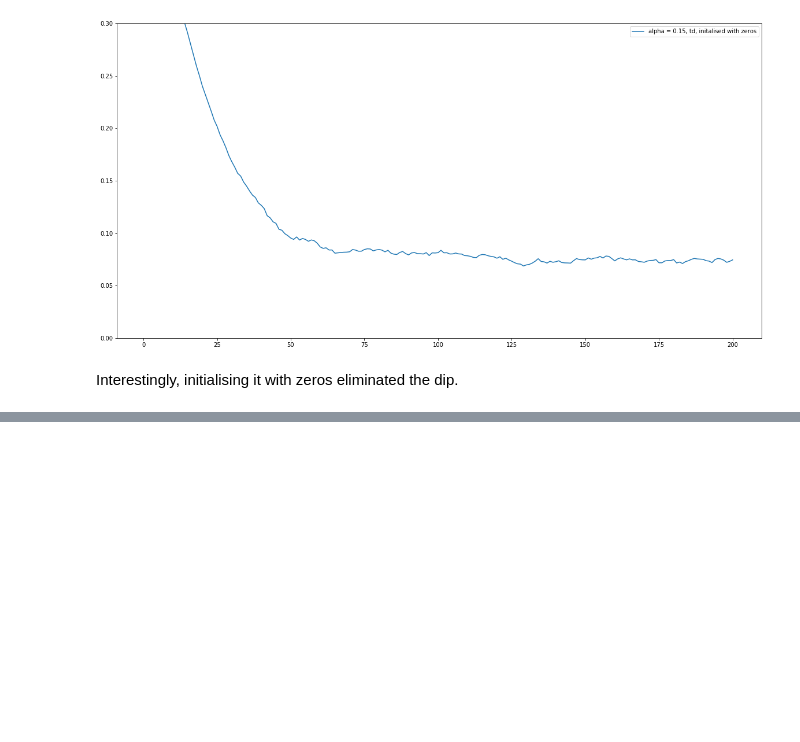
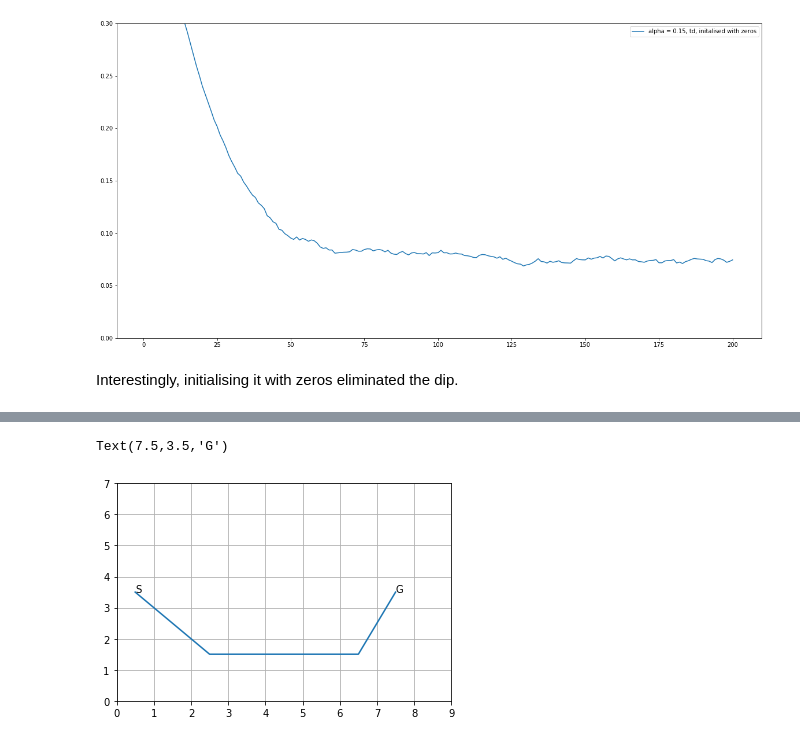
Before and after one commit to kai32/ReinforcementLearning, a Jupyter notebook: Chapter 6.ipynb, the cells around one changed output, grey strips where cells are left out. Cells and saved outputs as stored; diff of their text form; code cells hidden in the pictures; blank space fills up the shorter version.

```diff
--- a/Chapter 6.ipynb
+++ b/Chapter 6.ipynb
@@ -331,0 +476,11 @@ Interestingly, initialising it with zeros eliminated the dip.
+# %%
+x, y = zip(*print_trajectory(king_windy_agent, king_windy_world))
+plt.plot(x, y)
+plt.ylim(0,7)
+plt.xticks(range(10))
+plt.grid()
+plt.text(0.5, 3.5, "S")
+plt.text(7.5, 3.5, "G")
+# %% [output]
+Text(7.5,3.5,'G')
+[figure, added]
```
Also changed, not shown: parts of 32 cells of this notebook, 1 other file.
